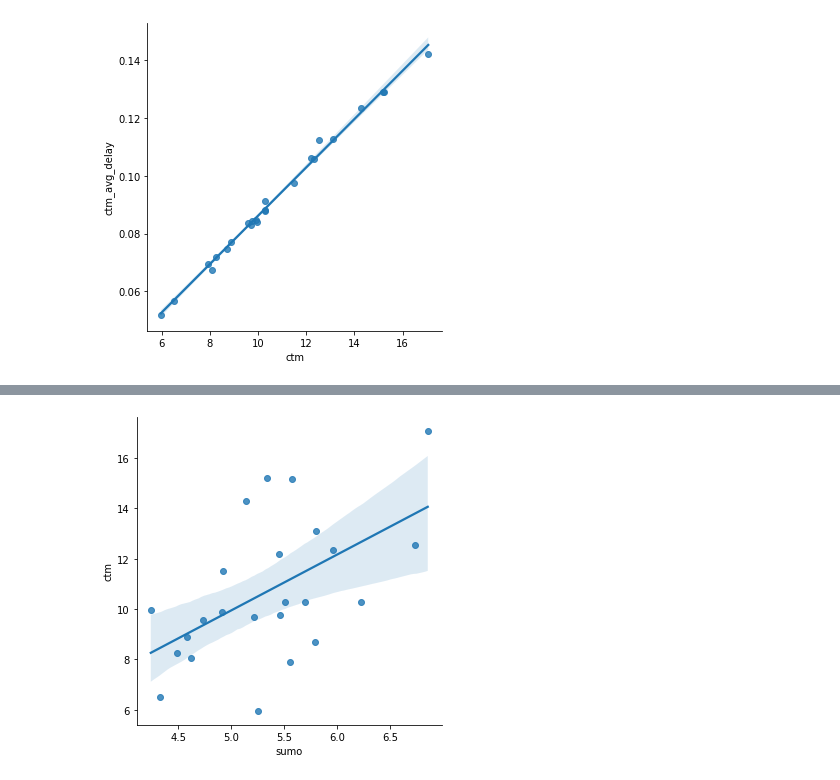
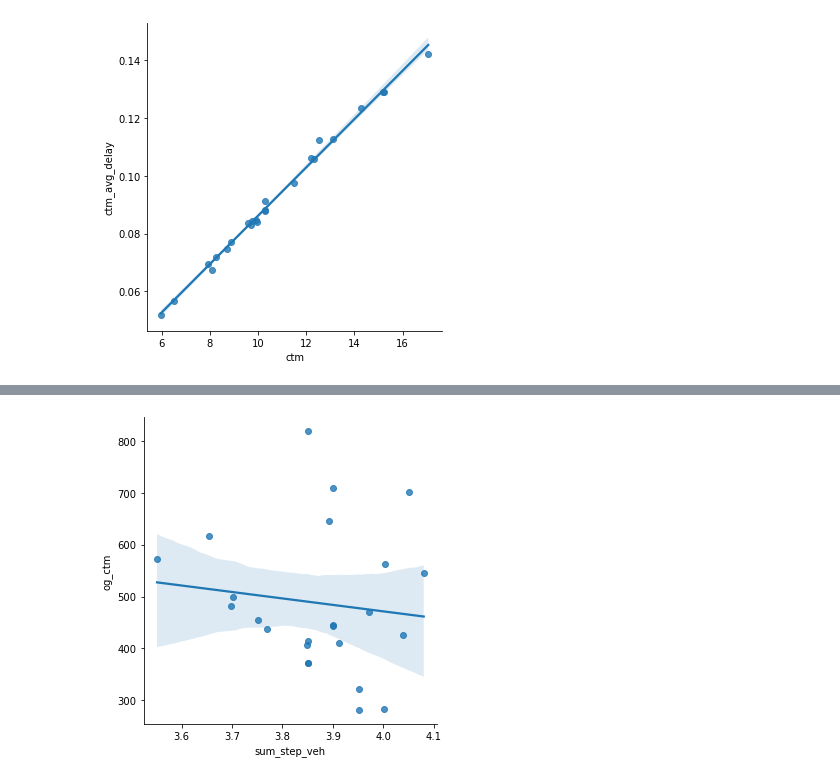
Before and after one commit to Eightina/Digital-Twin-CTM, a Jupyter notebook: Digital-Twin/analyze.ipynb, the cells around one changed output, grey strips where cells are left out. Saved outputs shown, nothing was run; the diff lists cells and outputs as text; code cells hidden in the pictures.

```diff
--- a/Digital-Twin/analyze.ipynb
+++ b/Digital-Twin/analyze.ipynb
@@ -508,10 +536,10 @@ plt.show()
 # %%
 sns.lmplot(
     data = maindf,
-    x='sumo',
-    y='ctm',
+    x='sum_step_veh',
+    y='og_ctm',
     order=1
 )
 plt.show()
 # %% [output]
-[figure, old version]
+[figure, new version]
```
Also changed, not shown: parts of 8 cells of this notebook, 22 other files.
